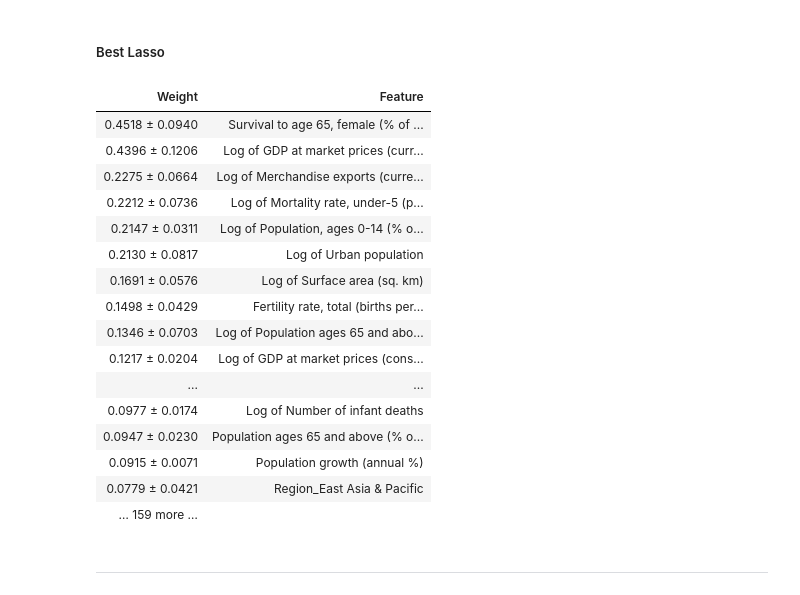
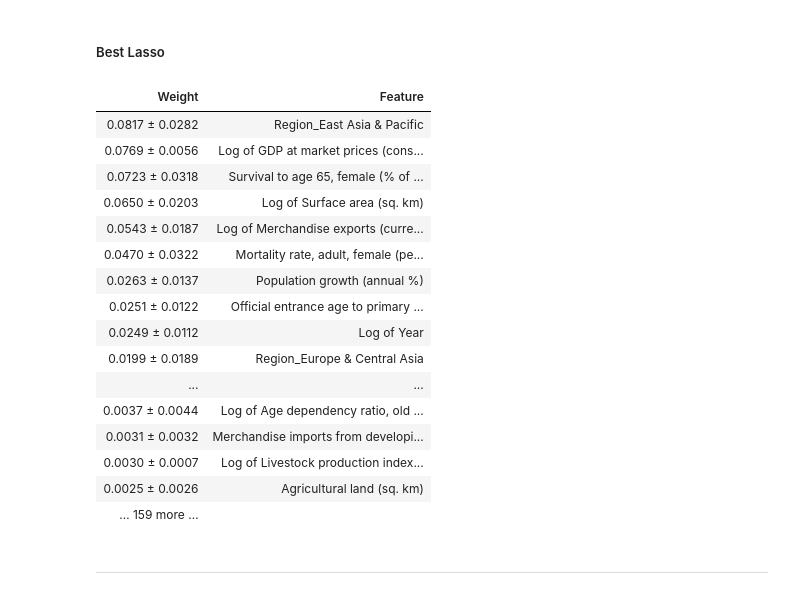
Before and after one commit to luciofaso/migration_analysis, a Jupyter notebook: EmigrationModel.ipynb, the cells around one changed output. Cells and saved outputs as stored; diff of their text form; code cells hidden in the pictures.

Commit message:
feature importance analysis

```diff
--- a/EmigrationModel.ipynb
+++ b/EmigrationModel.ipynb
@@ -231,24 +231,24 @@ from eli5.sklearn import PermutationImportance
 ##### Best Lasso
 # %%
 perm_best_lasso = PermutationImportance(best_lasso, random_state=1).fit(X_test_scaled, y_test)
-eli5.show_weights(perm, feature_names = input_names.tolist())
+eli5.show_weights(perm_best_lasso, feature_names = input_names.tolist())
 # %% [output]
 | Weight | Feature |
-| 0.4518 ± 0.0940 | Survival to age 65, female (% of ... |
-| 0.4396 ± 0.1206 | Log of GDP at market prices (curr... |
-| 0.2275 ± 0.0664 | Log of Merchandise exports (curre... |
-| 0.2212 ± 0.0736 | Log of Mortality rate, under-5 (p... |
-| 0.2147 ± 0.0311 | Log of Population, ages 0-14 (% o... |
-| 0.2130 ± 0.0817 | Log of Urban population |
-| 0.1691 ± 0.0576 | Log of Surface area (sq. km) |
-| 0.1498 ± 0.0429 | Fertility rate, total (births per... |
-| 0.1346 ± 0.0703 | Log of Population ages 65 and abo... |
-| 0.1217 ± 0.0204 | Log of GDP at market prices (cons... |
+| 0.0817 ± 0.0282 | Region_East Asia & Pacific |
+| 0.0769 ± 0.0056 | Log of GDP at market prices (cons... |
+| 0.0723 ± 0.0318 | Survival to age 65, female (% of ... |
+| 0.0650 ± 0.0203 | Log of Surface area (sq. km) |
+| 0.0543 ± 0.0187 | Log of Merchandise exports (curre... |
+| 0.0470 ± 0.0322 | Mortality rate, adult, female (pe... |
+| 0.0263 ± 0.0137 | Population growth (annual %) |
+| 0.0251 ± 0.0122 | Official entrance age to primary ... |
+| 0.0249 ± 0.0112 | Log of Year |
+| 0.0199 ± 0.0189 | Region_Europe & Central Asia |
 | ... | ... |
-| 0.0977 ± 0.0174 | Log of Number of infant deaths |
-| 0.0947 ± 0.0230 | Population ages 65 and above (% o... |
-| 0.0915 ± 0.0071 | Population growth (annual %) |
-| 0.0779 ± 0.0421 | Region_East Asia & Pacific |
+| 0.0037 ± 0.0044 | Log of Age dependency ratio, old ... |
+| 0.0031 ± 0.0032 | Merchandise imports from developi... |
+| 0.0030 ± 0.0007 | Log of Livestock production index... |
+| 0.0025 ± 0.0026 | Agricultural land (sq. km) |
 | … 159 more … |  |
 # %% [markdown]
 ____
```
Also changed, not shown: parts of 19 cells of this notebook, 1 other file.
